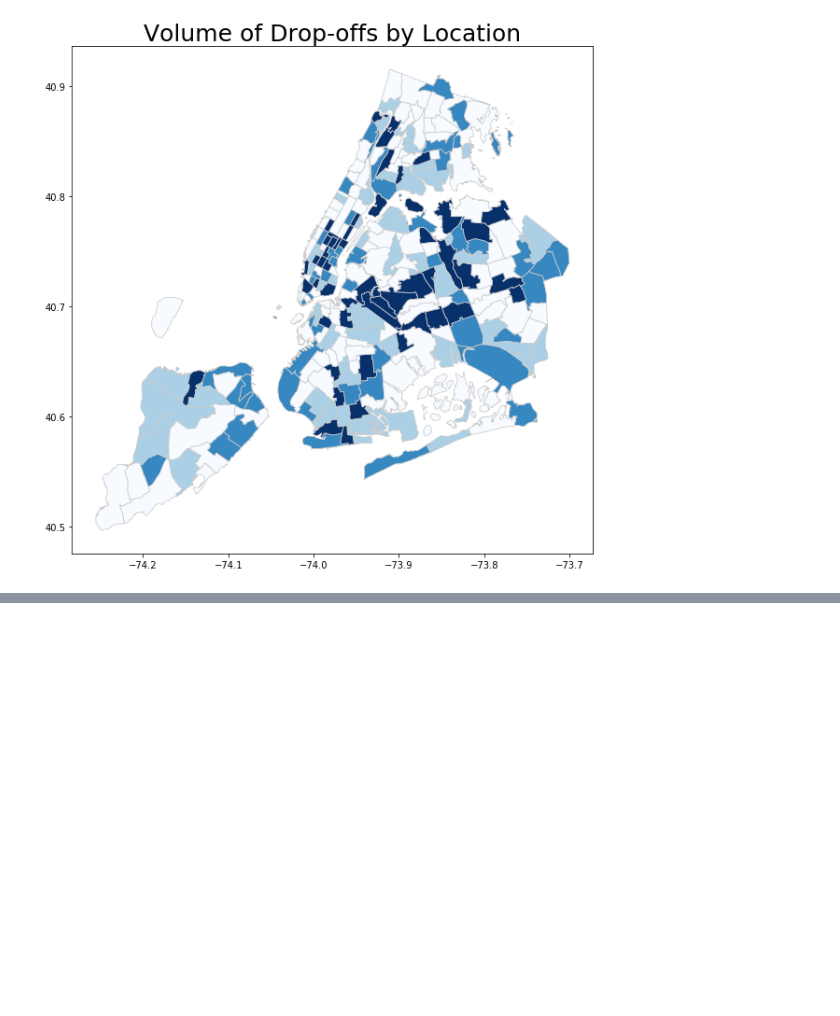
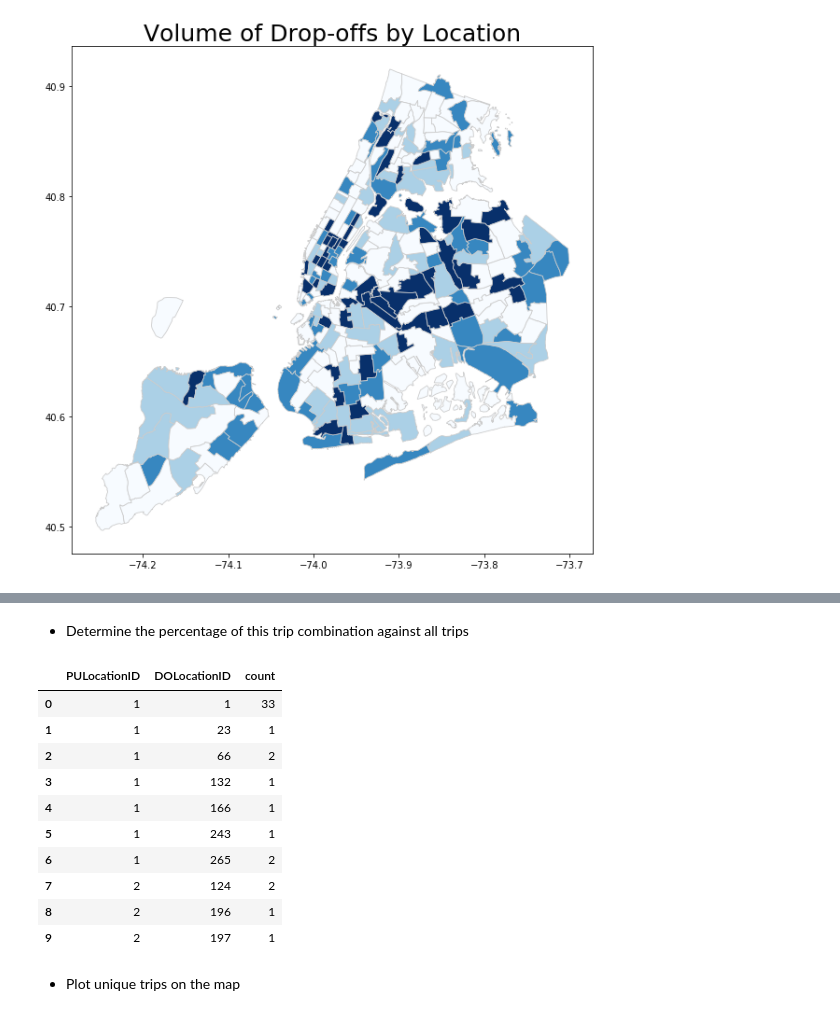
Before and after one commit to markstrefford/1.-Learning-Python-AI-by-Example, a Jupyter notebook: 3. Predicting Taxi Ride Duration/Source/notebooks/explore_dataset.ipynb, the cells around one changed output, grey strips where cells are left out. Cells and saved outputs as stored; diff of their text form; code cells hidden in the pictures; blank space fills up the shorter version.

```diff
--- a/3. Predicting Taxi Ride Duration/Source/notebooks/explore_dataset.ipynb
+++ b/3. Predicting Taxi Ride Duration/Source/notebooks/explore_dataset.ipynb
@@ -137,0 +181,19 @@ Text(0.5,1,'Volume of Drop-offs by Location')
+# %% [markdown]
+* Determine the percentage of this trip combination against all trips
+# %%
+green_count_by_trip2.rename(columns={0: 'count'}, inplace=True)
+green_count_by_trip2.head(10)
+# %% [output]
+|  | PULocationID | DOLocationID | count |
+| 0 | 1 | 1 | 33 |
+| 1 | 1 | 23 | 1 |
+| 2 | 1 | 66 | 2 |
+| 3 | 1 | 132 | 1 |
+| 4 | 1 | 166 | 1 |
+| 5 | 1 | 243 | 1 |
+| 6 | 1 | 265 | 2 |
+| 7 | 2 | 124 | 2 |
+| 8 | 2 | 196 | 1 |
+| 9 | 2 | 197 | 1 |
+# %% [markdown]
+* Plot unique trips on the map
```
Also changed, not shown: parts of 9 cells of this notebook.
